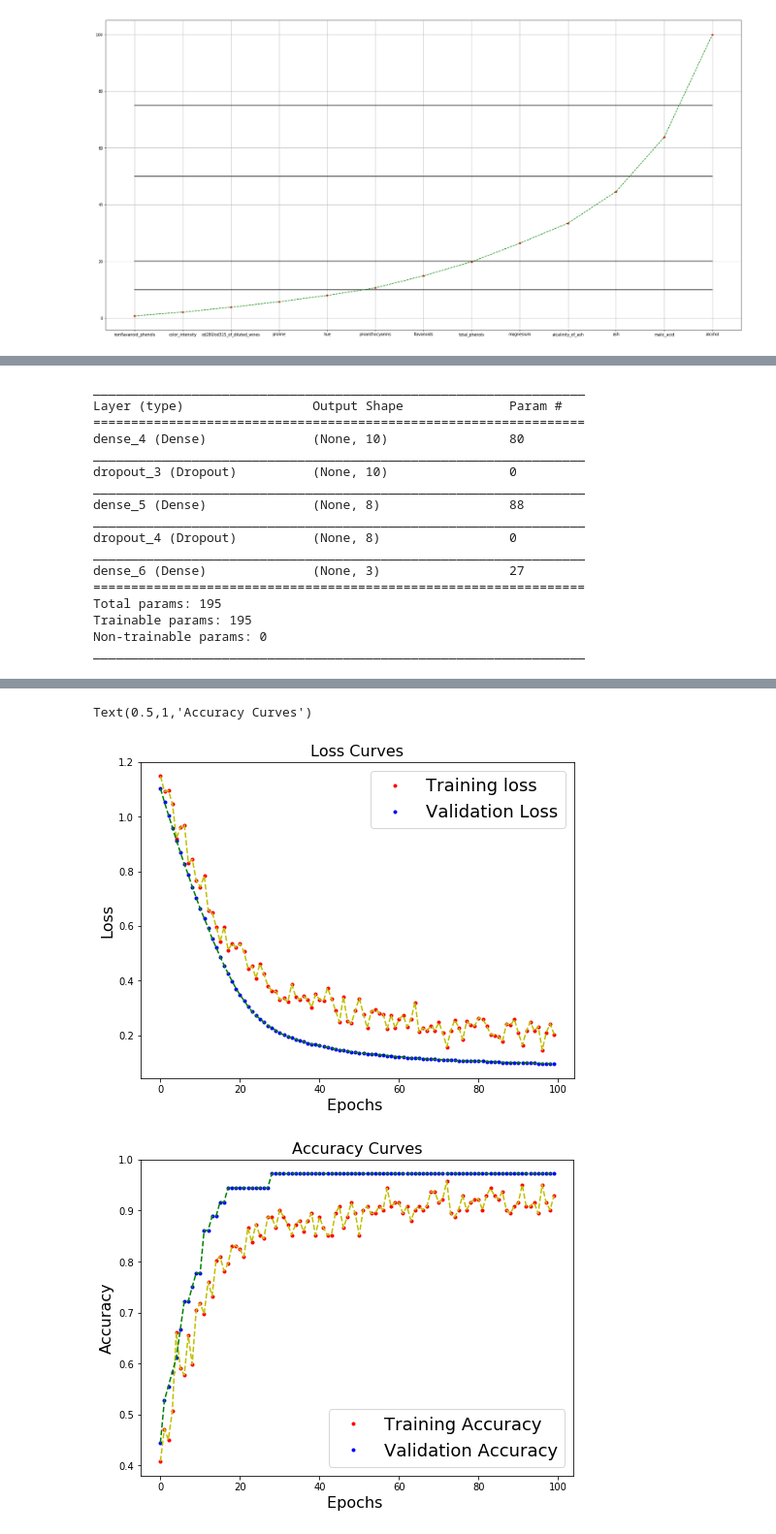
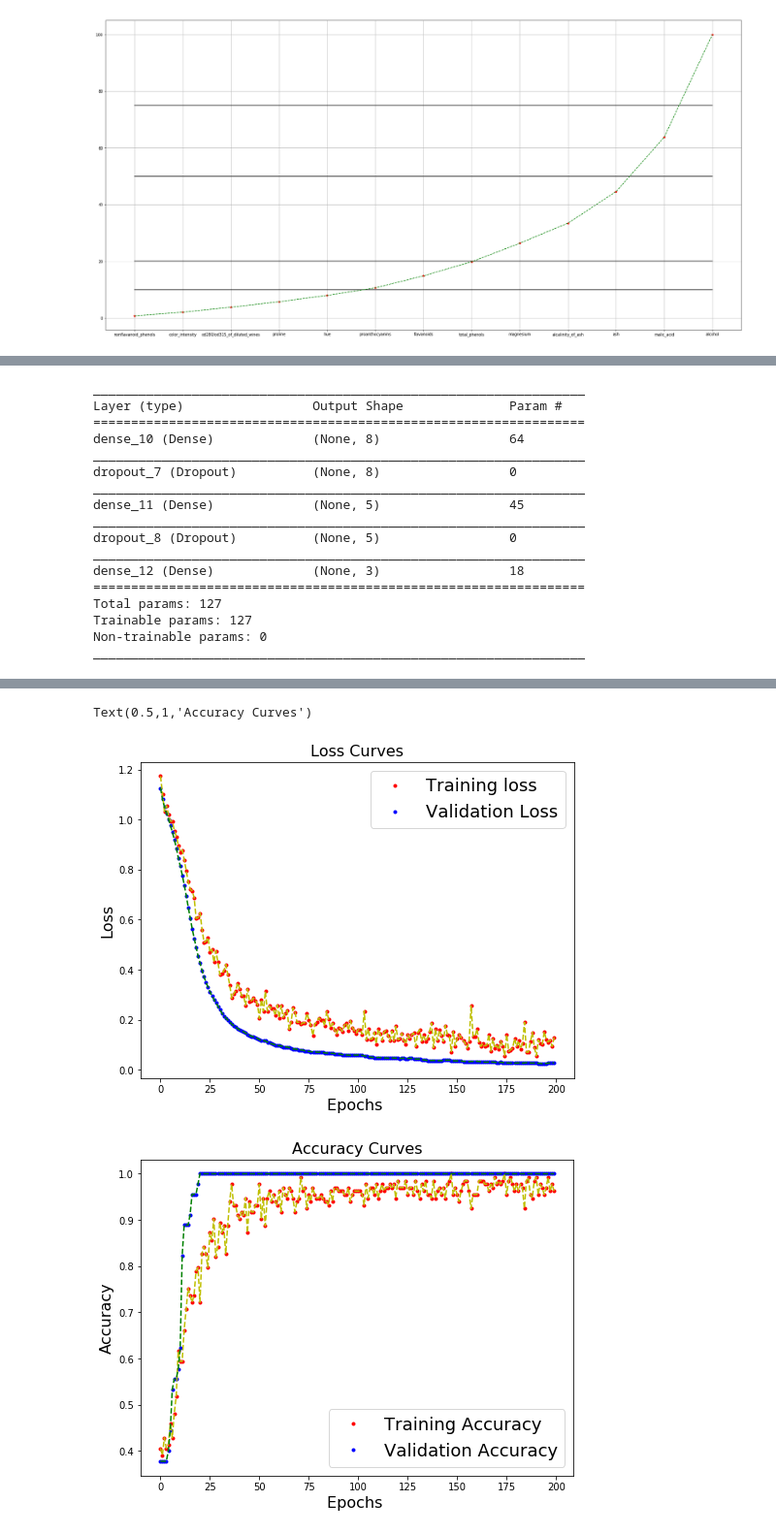
Before and after one commit to jahirmedinacs/pca-p3, a Jupyter notebook: wine-pca.ipynb, the cells around one changed output, grey strips where cells are left out. Shown: that part at 97% size. Drawn from its saved outputs; the diff is of its cells as text; code cells hidden in the pictures.

```diff
--- a/wine-pca.ipynb
+++ b/wine-pca.ipynb
@@ -394,0 +425,4 @@ vanilla_ = wine.copy()
+# %%
+clsc_pca_ = (clsc_pca_ - clsc_pca_.mean()) / clsc_pca_.std()
+display(clsc_pca_.describe())
+clsc_pca_.boxplot(figsize=(15,10))
@@ -405,6 +449,6 @@ Using TensorFlow backend.
 # %%
 num_data = wine.shape[0]
-sample_ratio = 0.8
+sample_ratio = 0.75
 
 index_list = np.arange(num_data, dtype=int)
 np.random.shuffle(index_list)
@@ -442,7 +486,7 @@ x_train shape: (142, 13)
 def createModel(input_shape, nClasses):
     model = Sequential()
 
-    model.add(Dense(10, activation='selu', input_shape=(input_shape,)))
+    model.add(Dense(10, activation='relu', input_shape=(input_shape,)))
     model.add(Dropout(0.3))
     model.add(Dense(8, activation='relu'))
     model.add(Dropout(0.2))
@@ -450,8 +494,8 @@ def createModel(input_shape, nClasses):
 
     return model
 
-epochs = 100
-batch_size = 10
+epochs = 50
+batch_size = int(num_data * 0.2)
 
 model1 = createModel(input_shape, num_classes)
 
@@ -558,16 +597,16 @@ x_train shape: (142, 7)
 def createModel(input_shape, nClasses):
     model = Sequential()
 
-    model.add(Dense(10, activation='selu', input_shape=(input_shape,)))
-    model.add(Dropout(0.3))
-    model.add(Dense(8, activation='relu'))
+    model.add(Dense(8, activation='relu', input_shape=(input_shape,)))
     model.add(Dropout(0.2))
+    model.add(Dense(5, activation='hard_sigmoid'))
+    model.add(Dropout(0.1))
     model.add(Dense(nClasses, activation='softmax'))
 
     return model
 
-epochs = 100
-batch_size = 10
+epochs = 200
+batch_size = int(num_data * 0.01)
 
 model1 = createModel(input_shape, num_classes)
 
@@ -578,24 +617,25 @@ model1.summary()
 _________________________________________________________________
 Layer (type)                 Output Shape              Param #
 =================================================================
-dense_4 (Dense)              (None, 10)                80
+dense_10 (Dense)             (None, 8)                 64
 _________________________________________________________________
-dropout_3 (Dropout)          (None, 10)                0
+dropout_7 (Dropout)          (None, 8)                 0
 _________________________________________________________________
-dense_5 (Dense)              (None, 8)                 88
+dense_11 (Dense)             (None, 5)                 45
 _________________________________________________________________
-dropout_4 (Dropout)          (None, 8)                 0
+dropout_8 (Dropout)          (None, 5)                 0
 _________________________________________________________________
-dense_6 (Dense)              (None, 3)                 27
+dense_12 (Dense)             (None, 3)                 18
 =================================================================
-Total params: 195
-Trainable params: 195
+Total params: 127
+Trainable params: 127
 Non-trainable params: 0
 _________________________________________________________________
 # %%
-history = model1.fit(x_train, y_train, batch_size=batch_size, epochs=epochs, verbose=1,
+history_2 = model1.fit(x_train, y_train, batch_size=batch_size, epochs=epochs, verbose=0,
                    validation_data=(x_test, y_test))
 
+history = history_2
 model1.evaluate(x_test, y_test)
 
 
@@ -641,3 +665,3 @@ Epoch 100/100
 Text(0.5,1,'Accuracy Curves')
-[figure, old version]
+[figure, new version]
-[figure, old version]
+[figure, new version]
```
Also changed, not shown: parts of 16 cells of this notebook, 1 other file.
